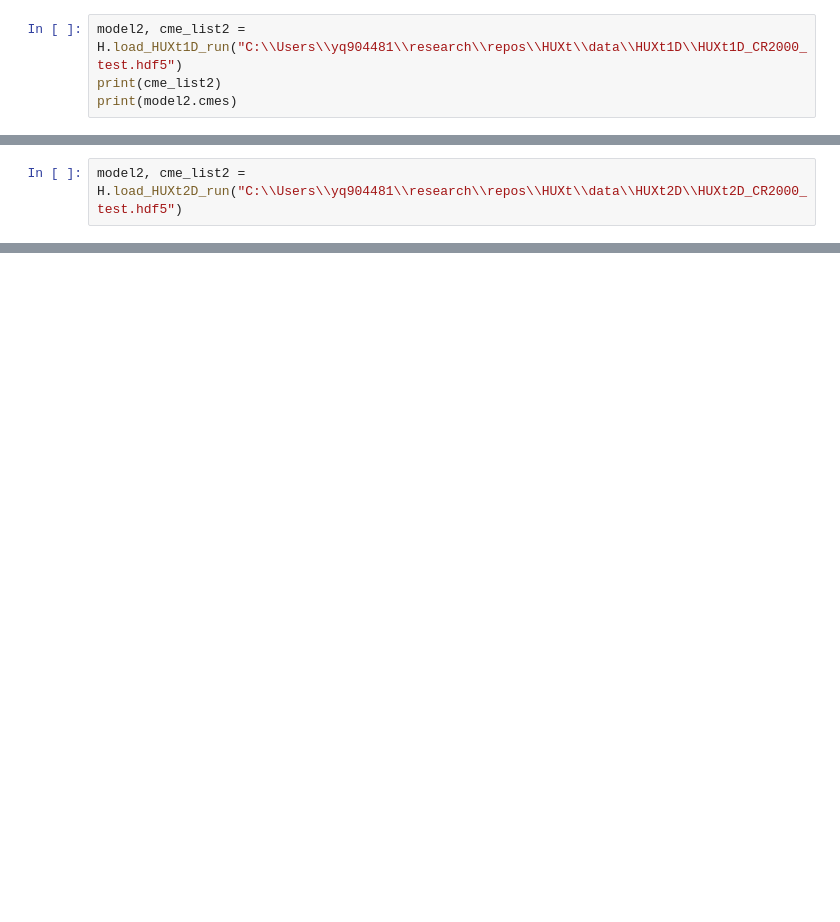
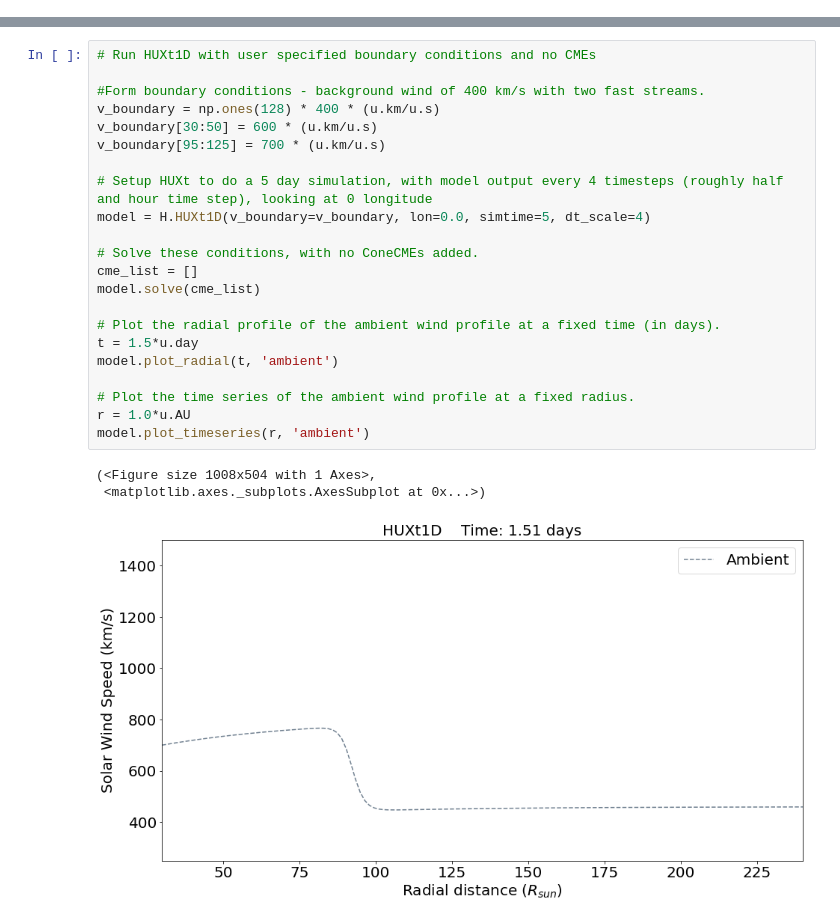
Before and after one commit to University-of-Reading-Space-Science/HUXt, a Jupyter notebook: code/HUXt_example.ipynb, the cells around one changed output, grey strips where cells are left out. Drawn from its saved outputs; the diff is of its cells as text; blank space fills up the shorter version.

```diff
--- a/code/HUXt_example.ipynb
+++ b/code/HUXt_example.ipynb
@@ -33,4 +10,0 @@ Warning: C:\Users\yq904481\research\repos\HUXt\data\HUXt1D\HUXt1D_CR2000_test.hd
-# %%
-model2, cme_list2 = H.load_HUXt1D_run("C:\\Users\\yq904481\\research\\repos\\HUXt\\data\\HUXt1D\\HUXt1D_CR2000_test.hdf5")
-print(cme_list2)
-print(model2.cmes)
@@ -45,2 +10,0 @@ Warning: C:\Users\yq904481\research\repos\HUXt\data\HUXt2D\HUXt2D_CR2000_test.hd
-# %%
-model2, cme_list2 = H.load_HUXt2D_run("C:\\Users\\yq904481\\research\\repos\\HUXt\\data\\HUXt2D\\HUXt2D_CR2000_test.hdf5")
@@ -79,0 +11,26 @@ model.plot_timeseries(r, 'both')
+# %%
+# Run HUXt1D with user specified boundary conditions and no CMEs
+
+#Form boundary conditions - background wind of 400 km/s with two fast streams.
+v_boundary = np.ones(128) * 400 * (u.km/u.s)
+v_boundary[30:50] = 600 * (u.km/u.s)
+v_boundary[95:125] = 700 * (u.km/u.s)
+
+# Setup HUXt to do a 5 day simulation, with model output every 4 timesteps (roughly half and hour time step), looking at 0 longitude
+model = H.HUXt1D(v_boundary=v_boundary, lon=0.0, simtime=5, dt_scale=4)
+
+# Solve these conditions, with no ConeCMEs added.
+cme_list = []
+model.solve(cme_list)
+
+# Plot the radial profile of the ambient wind profile at a fixed time (in days).
+t = 1.5*u.day
+model.plot_radial(t, 'ambient')
+
+# Plot the time series of the ambient wind profile at a fixed radius.
+r = 1.0*u.AU
+model.plot_timeseries(r, 'ambient')
+# %% [output]
+(<Figure size 1008x504 with 1 Axes>,
+ <matplotlib.axes._subplots.AxesSubplot at 0x...>)
+[figure, added]
```
Also changed, not shown: parts of 18 cells of this notebook, 1 other file.
